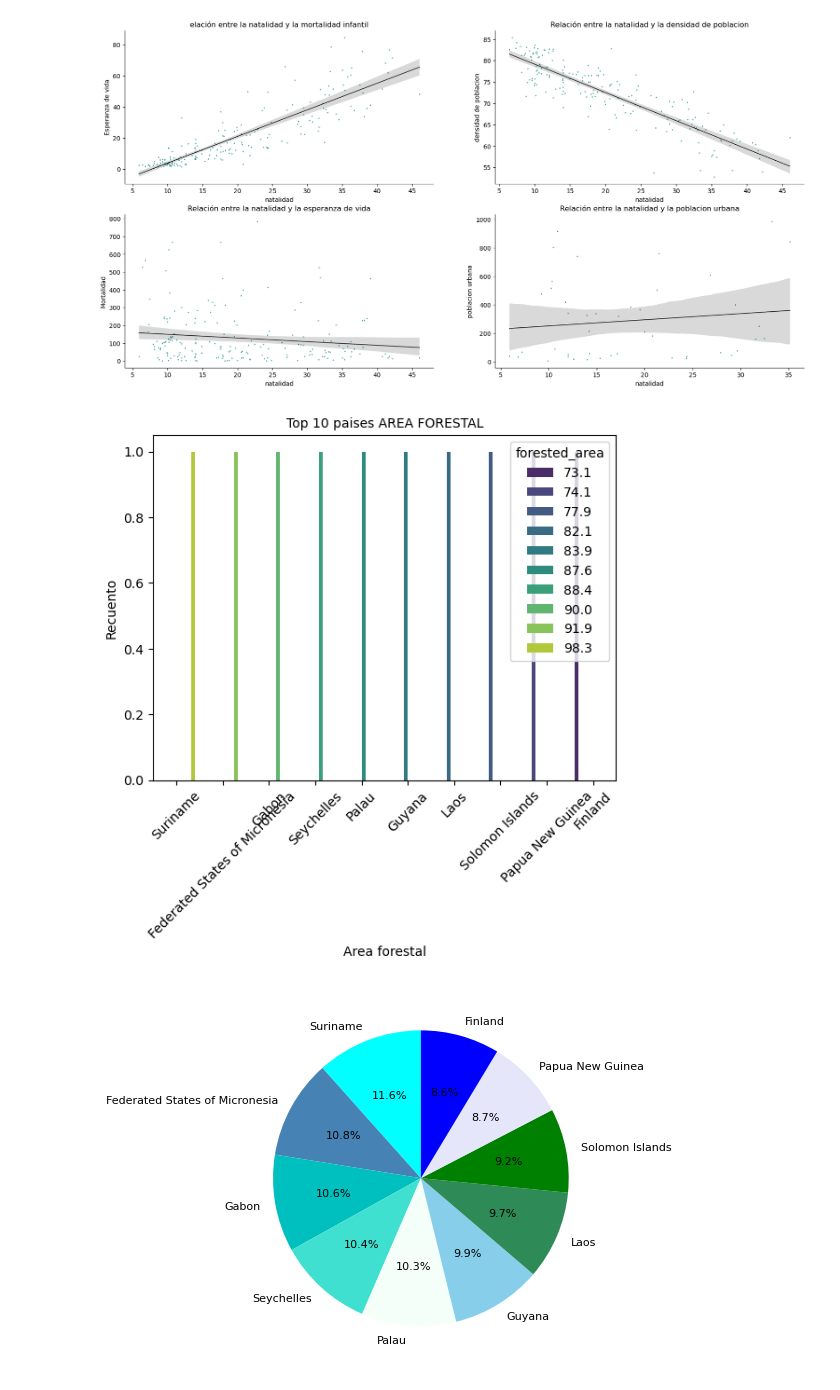
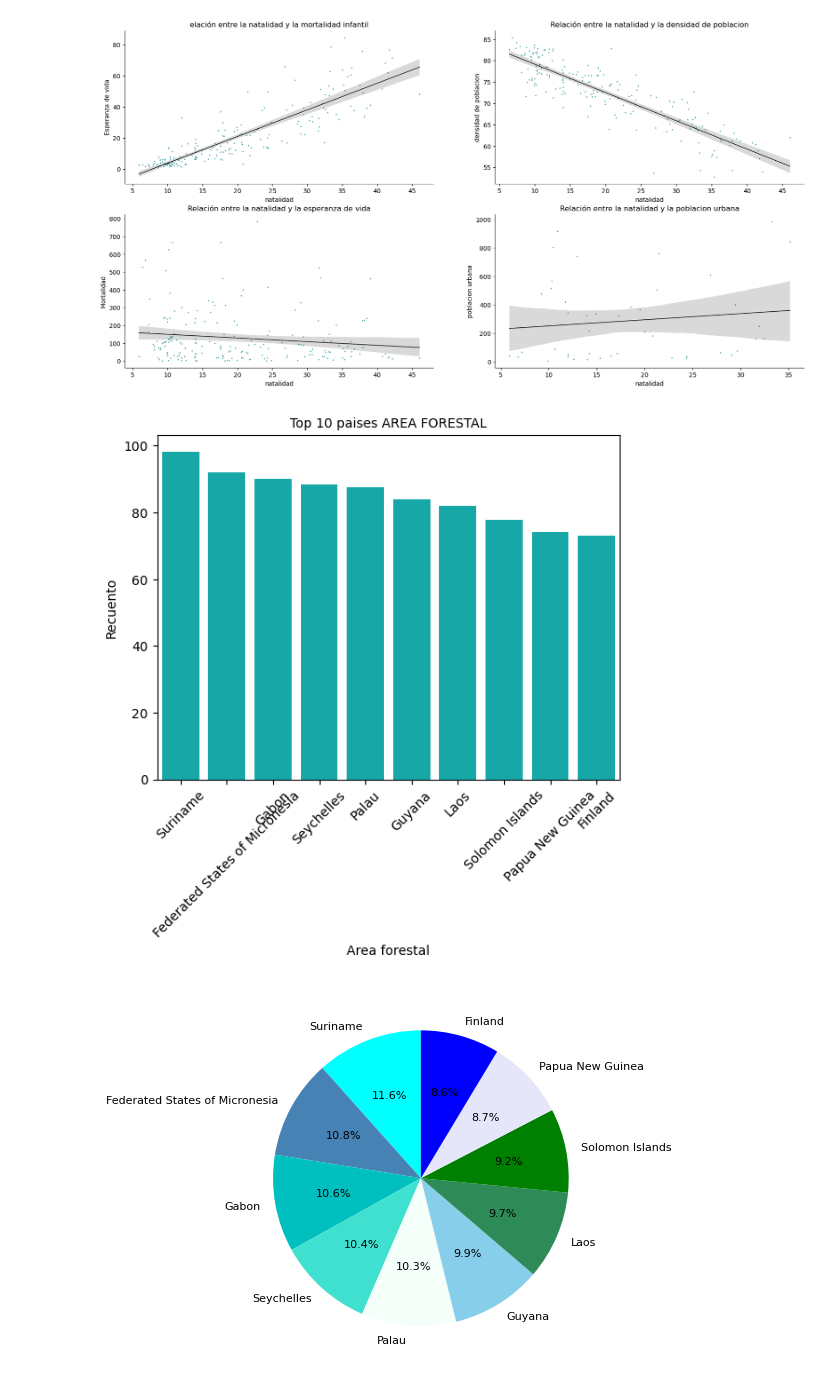
Before and after one commit to rebeca-enma/promoG-modulo3-sprint1-pairprogramming-Rebeca-Raquel, a Jupyter notebook: pair_visualizacion.ipynb, the cells around one changed output. Saved outputs shown, nothing was run; the diff lists cells and outputs as text; code cells hidden in the pictures.

```diff
--- a/pair_visualizacion.ipynb
+++ b/pair_visualizacion.ipynb
@@ -256,21 +256,16 @@ axes[1][1].spines['top'].set_visible(False);
 # %%
 # Ejercicio 6 ¿Cuáles son los 10 países con la mayor área forestal?
 
 df_paises_3 = df.groupby("country")["forested_area"].sum().reset_index().sort_values(by="forested_area", ascending=False)
 top_ten_forest= df_paises_3[:10]
 
-sns.countplot(x = "country",
-              data = top_ten_forest,
-              palette = "viridis",
-              hue = "forested_area")
-
-
+sns.barplot(x='country', y='forested_area', data=top_ten_forest, color= "c")
 plt.xlabel("Area forestal")
 plt.ylabel("Recuento")
 plt.xticks(rotation = 45)
 plt.title("Top 10 paises AREA FORESTAL", fontsize = 10);
 # %% [output]
-[figure, old version]
+[figure, new version]
 # %%
 colores = ['aqua', 'steelblue', 'c', 'turquoise', 'mintcream',
            'skyblue', 'seagreen', 'g', 'lavender', 'b']
```
Also changed, not shown: parts of 1 cell of this notebook.
